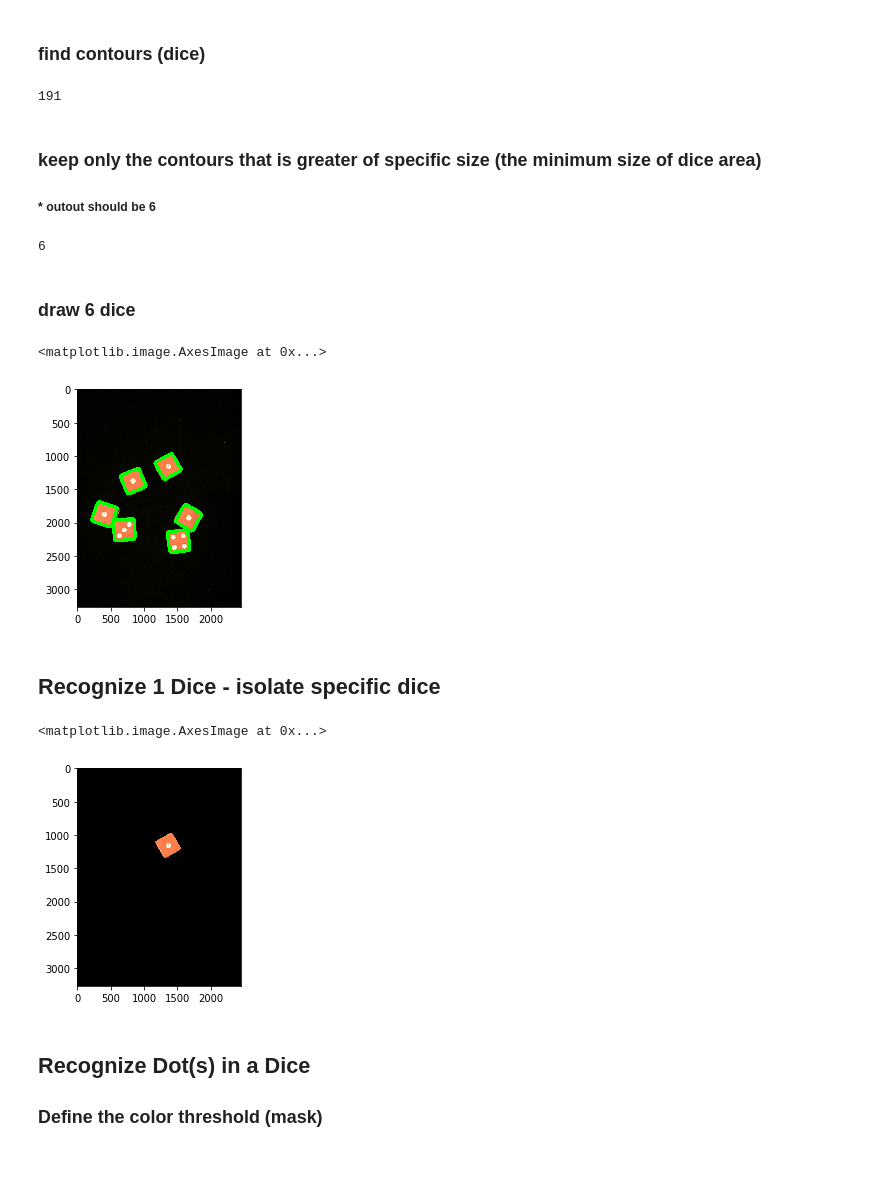
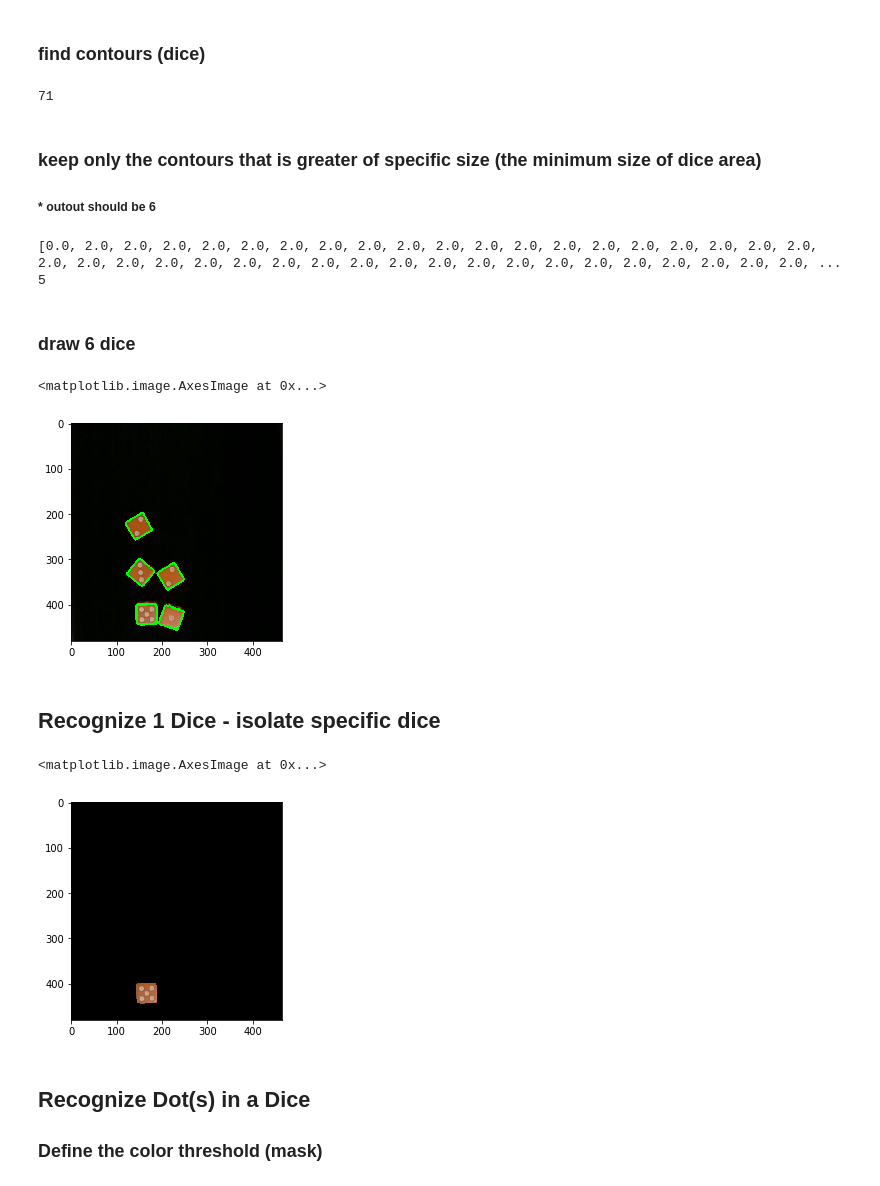
Before and after one commit to bomkarram/small-projects, a Jupyter notebook: opencv-recognize-dice/Recognize Dice.ipynb, the cells around one changed output. Cells and saved outputs as stored; diff of their text form; code cells hidden in the pictures.

```diff
--- a/opencv-recognize-dice/Recognize Dice.ipynb
+++ b/opencv-recognize-dice/Recognize Dice.ipynb
@@ -12,7 +12,10 @@ import cv2
 ### Read in and display the image
 # %%
 # Read in the image
-image = cv2.imread('images/dices (2).jpg')
+image = cv2.imread('images/image 8.jpg')
+
+# crop the box
+image = image[:, 147:612]
 
 # Print out the type of image data and its dimensions (height, width, and color)
 print('This image is:', type(image),
@@ -36,7 +39,7 @@ plt.imshow(image_copy)
 # %% [markdown]
 ### Define the color threshold (mask)
 # %%
-lower = np.array([205, 0, 0])
+lower = np.array([104, 79, 11])
 upper = np.array([255, 255, 255])
 
 # Define the masked area
@@ -56,22 +59,24 @@ plt.imshow(mask, cmap='gray')
 _, contours, _ = cv2.findContours(mask, cv2.RETR_LIST, cv2.CHAIN_APPROX_NONE)
 print(len(contours))
 # %% [output]
-191
+71
 # %% [markdown]
 ### keep only the contours that is greater of specific size (the minimum size of dice area)
 ##### * outout should be 6
 # %%
-def eliminate_contours(contours, area_lower_bound):
+# 1010101 is just a large number
+
+def eliminate_contours(contours, area_lower_bound, area_upper_bound=1010101):
     # get the area of all contours
     c_area = list(map(lambda arg: cv2.contourArea(arg), contours))
-    # print(c_area)
+    print(sorted(c_area))
 
     # make tuple: (contour index, contour area)
     c_area = list(enumerate(c_area))
     # print(c_area)
 
     # area_lower_bound: keep only the contours areas that is greater than area_lower_bound
-    c_area = list(filter(lambda arg: arg[1] > area_lower_bound, c_area))
+    c_area = list(filter(lambda arg: area_upper_bound > arg[1] > area_lower_bound, c_area))
     # print(c_area)
 
     # keep only the contours that its index is same as the c_area indexes; c means one contour
@@ -79,22 +84,23 @@ def eliminate_contours(contours, area_lower_bound):
     print(len(contours))
     return contours
 
-contours = eliminate_contours(contours, 5000)
+contours = eliminate_contours(contours, 1300)
 # %% [output]
-6
+[0.0, 2.0, 2.0, 2.0, 2.0, 2.0, 2.0, 2.0, 2.0, 2.0, 2.0, 2.0, 2.0, 2.0, 2.0, 2.0, 2.0, 2.0, 2.0, 2.0, 2.0, 2.0, 2.0, 2.0, 2.0, 2.0, 2.0, 2.0, 2.0, 2.0, 2.0, 2.0, 2.0, 2.0, 2.0, 2.0, 2.0, 2.0, 2.0, 2.0, ...
+5
 # %% [markdown]
 ### draw 6 dice
 # %%
 out = np.copy(image_copy)
-out = cv2.drawContours(out, contours, -1, (0,255,0), 50)
+out = cv2.drawContours(out, contours, -1, (0,255,0), 3)
 plt.imshow(out)
 # %% [output]
 <matplotlib.image.AxesImage at 0x...>
-[figure, old version]
+[figure, new version]
 # %% [markdown]
 ## Recognize 1 Dice - isolate specific dice
 # %%
-which_dice = 5    # from 0 to 5
+which_dice = 1    # from 0 to 5
 
 dice = np.copy(image_copy)
 shaded_dice = np.zeros_like(image_copy)
@@ -109,7 +115,7 @@ dice[shaded_dice[:,:,0] != 255] = [0,0,0]   # NOTE: dice (3 channels)
 plt.imshow(dice)
 # %% [output]
 <matplotlib.image.AxesImage at 0x...>
-[figure, old version]
+[figure, new version]
 # %% [markdown]
 ## Recognize Dot(s) in a Dice
 ### Define the color threshold (mask)
```
Also changed, not shown: parts of 5 cells of this notebook, 22 other files.
